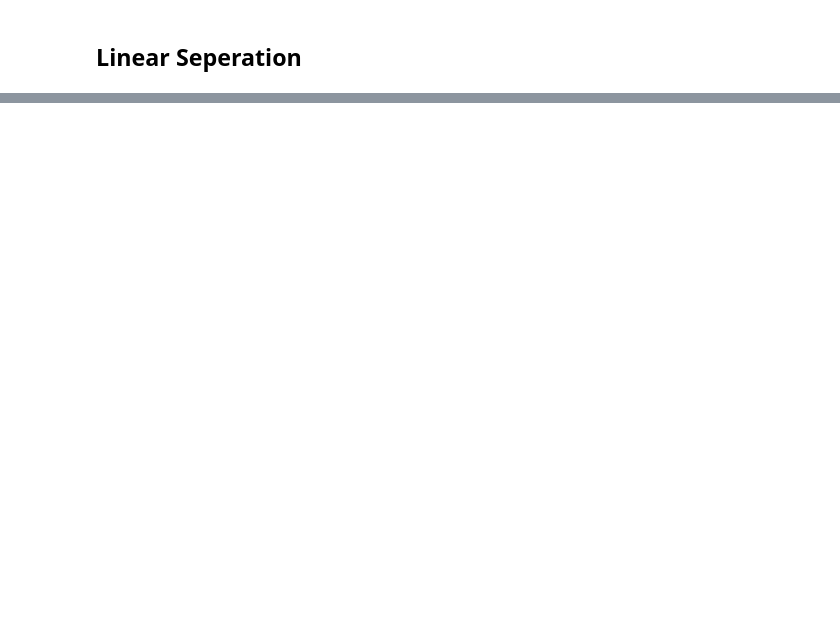
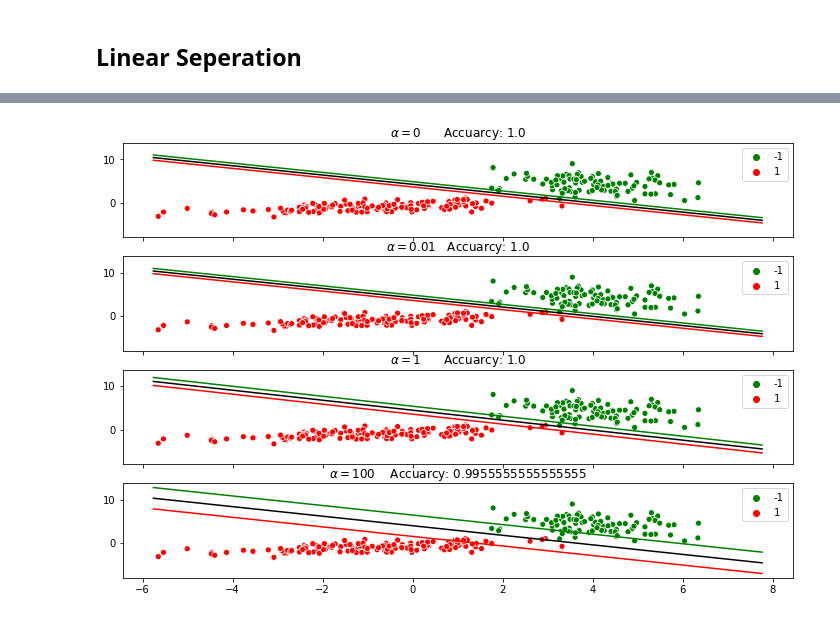
Before and after one commit to ramizouari/MachineLearning, a Jupyter notebook: svm/LinearSVM.ipynb, the cells around one changed output, grey strips where cells are left out. Saved outputs shown, nothing was run; the diff lists cells and outputs as text; code cells hidden in the pictures; blank space fills up the shorter version.

```diff
--- a/svm/LinearSVM.ipynb
+++ b/svm/LinearSVM.ipynb
@@ -217,0 +159,31 @@ array([ 9.99999562e-01, -6.22042384e-08, -1.08034628e-07])
+# %%
+class LinearSVC2:
+    def __init__(self,alpha=1):
+        self.alpha=alpha
+    def decision_function(self,X):
+            return X@self.w[1:]-self.w[0]
+    def cost(self,X,Y,w):
+        jac=np.r_[0,self.alpha*w[1:X.shape[1]+1],np.ones(X.shape[0])]
+        return self.alpha*np.sum(w[1:X.shape[1]+1]**2)/2+np.sum(w[X.shape[1]:]),jac
+    def fit(self,X,Y):
+        zeta_coeff=np.eye(X.shape[0])
+        w_coeff=np.c_[-Y,(Y*X.T).T]
+        A=np.c_[w_coeff,zeta_coeff]
+        B=np.c_[np.zeros([X.shape[0],X.shape[1]+1]),np.eye(X.shape[0])]
+        constraint1 = scipy.optimize.LinearConstraint(scipy.sparse.bsr_matrix(A),lb=1,ub=np.inf)
+        constraint2=scipy.optimize.LinearConstraint(scipy.sparse.bsr_matrix(B),lb=0,ub=np.inf)
+        O=opt.minimize(lambda w:self.cost(X,Y,w),jac=True,x0=np.random.normal(0,1,X.shape[1]+1+X.shape[0]),constraints=[constraint1,constraint2])
+        self.w=O.x[:X.shape[1]+1]
+        return self
+    def predict(self,X):
+        return np.sign(self.decision_function(X))
+    def parameters(self):
+        return self.w
+    def score(self,X,Y):
+        return (self.predict(X)==Y).mean()
+# %%
+
+alpha_range=[0,0.01,1,100]
+compare(alpha_range,LinearSVC2)
+# %% [output]
+[figure, added]
```
Also changed, not shown: parts of 17 cells of this notebook, 3 other files.
